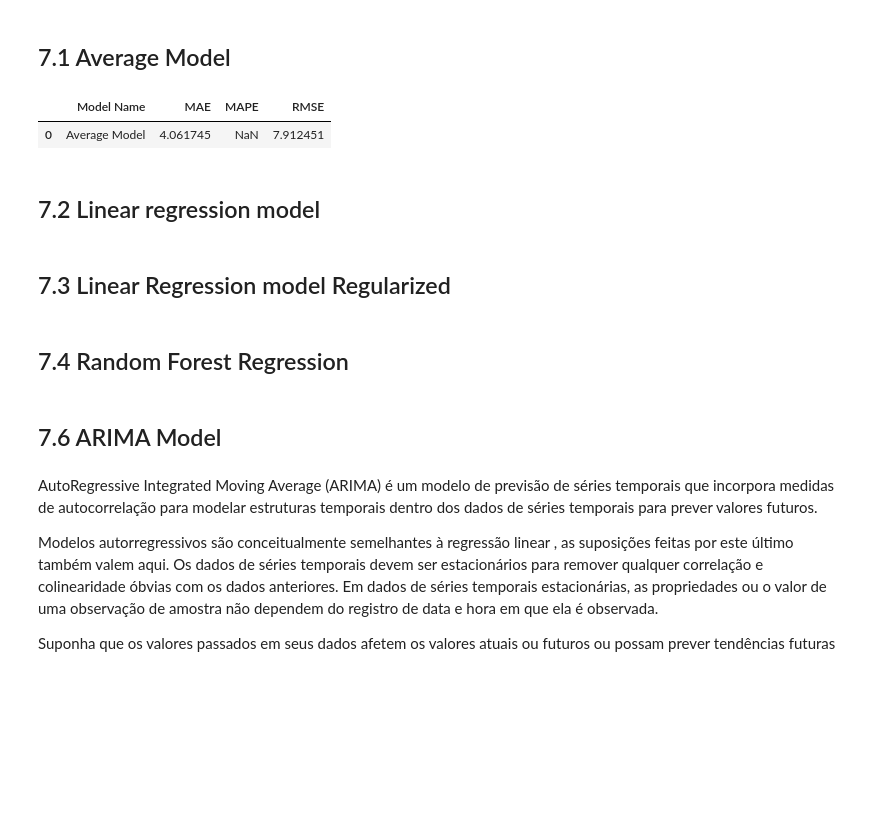
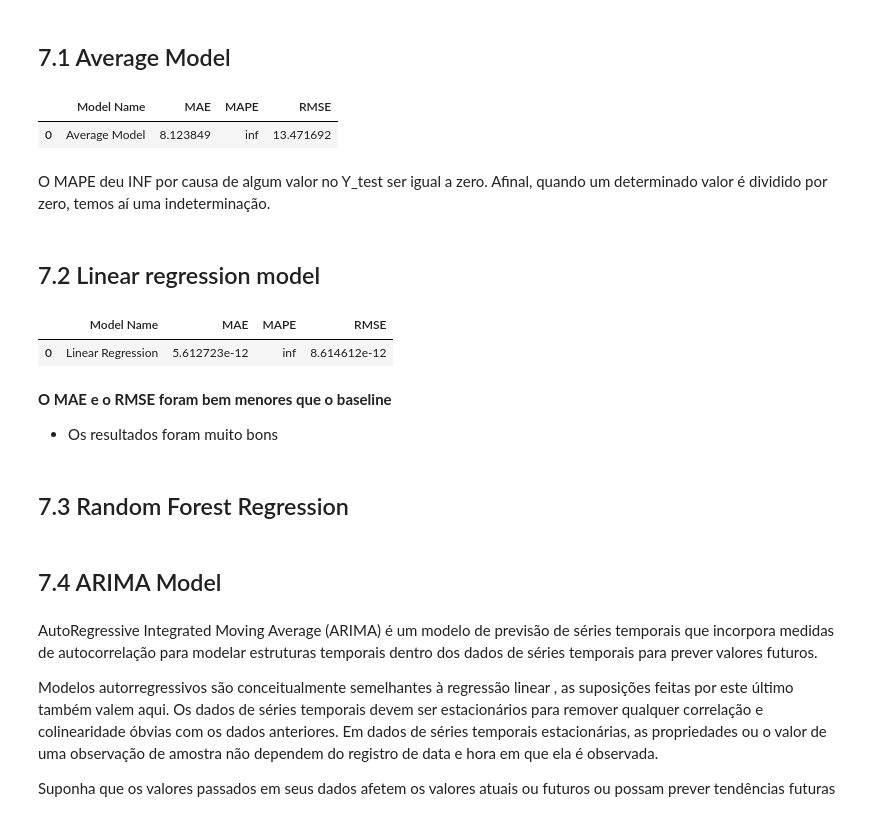
Before and after one commit to KaissonFerreira/forecast_net_revenue, a Jupyter notebook: notebooks/1.0_kf_eda.ipynb, the cells around one changed output. Cells and saved outputs as stored; diff of their text form; code cells hidden in the pictures; blank space fills up the shorter version.

Commit message:
Implementando modelo de Regressão linear

```diff
--- a/notebooks/1.0_kf_eda.ipynb
+++ b/notebooks/1.0_kf_eda.ipynb
@@ -554,7 +554,7 @@ df6 = df5.copy()
 * Seleção por Subset (Wrapper Methods)
 # %%
 # Filtrando variáveis dependentes
-df6 = df6.drop(columns=['week',
+df6 = df6.drop(columns=['week', 'customer_id',
                         'weekofyear','deductions',
                         'weekofyear_num','month'],axis=1)
 # %% [markdown]
@@ -599,25 +607,42 @@ def ml_error(name_model, y, yhat):
 # %%
 aux1 = df_test.copy()
 
 # Predictions
-aux2 = aux1[['customer_id','net_revenue']].groupby('customer_id').mean().reset_index().rename(columns={'net_revenue':'predictions'})
-aux3 = pd.merge(aux1, aux2, how='left', on='customer_id')
-yhat_baseline = aux3['predictions'].values
+aux2 = aux1[['date','net_revenue']].groupby('date').mean().reset_index().rename(columns={'net_revenue':'predictions'})
+aux3 = pd.merge(aux1, aux2, how='left', on='date')
+yhat_baseline = aux3['predictions']
 
 # performance
 baseline_result = ml_error('Average Model', y_test, yhat_baseline)
 baseline_result
 # %% [output]
 |  | Model Name | MAE | MAPE | RMSE |
-| 0 | Average Model | 4.061745 | NaN | 7.912451 |
+| 0 | Average Model | 8.123849 | inf | 13.471692 |
+# %% [markdown]
+O MAPE deu INF por causa de algum valor no Y_test ser igual a zero. Afinal, quando um determinado valor é dividido por zero, temos aí uma indeterminação.
 # %% [markdown]
 ## 7.2 Linear regression model
+# %%
+# Model
+lr = LinearRegression().fit(x_train,y_train)
+
+# Prediction
+yhat_lr = lr.predict(x_test)
+
+# performance
+lr_result = ml_error('Linear Regression', y_test,yhat_lr)
+lr_result
+# %% [output]
+|  | Model Name | MAE | MAPE | RMSE |
+| 0 | Linear Regression | 5.612723e-12 | inf | 8.614612e-12 |
+# %% [markdown]
+**O MAE e o RMSE foram bem menores que o baseline**
+
+- Os resultados foram muito bons
 # %% [markdown]
-## 7.3 Linear Regression model Regularized
+## 7.3 Random Forest Regression
 # %% [markdown]
-## 7.4 Random Forest Regression
+## 7.4 ARIMA Model
-# %% [markdown]
-## 7.6 ARIMA Model
 # %% [markdown]
 AutoRegressive Integrated Moving Average (ARIMA) é um modelo de previsão de séries temporais que incorpora medidas de autocorrelação para modelar estruturas temporais dentro dos dados de séries temporais para prever valores futuros.
 
```
Also changed, not shown: parts of 4 cells of this notebook.
